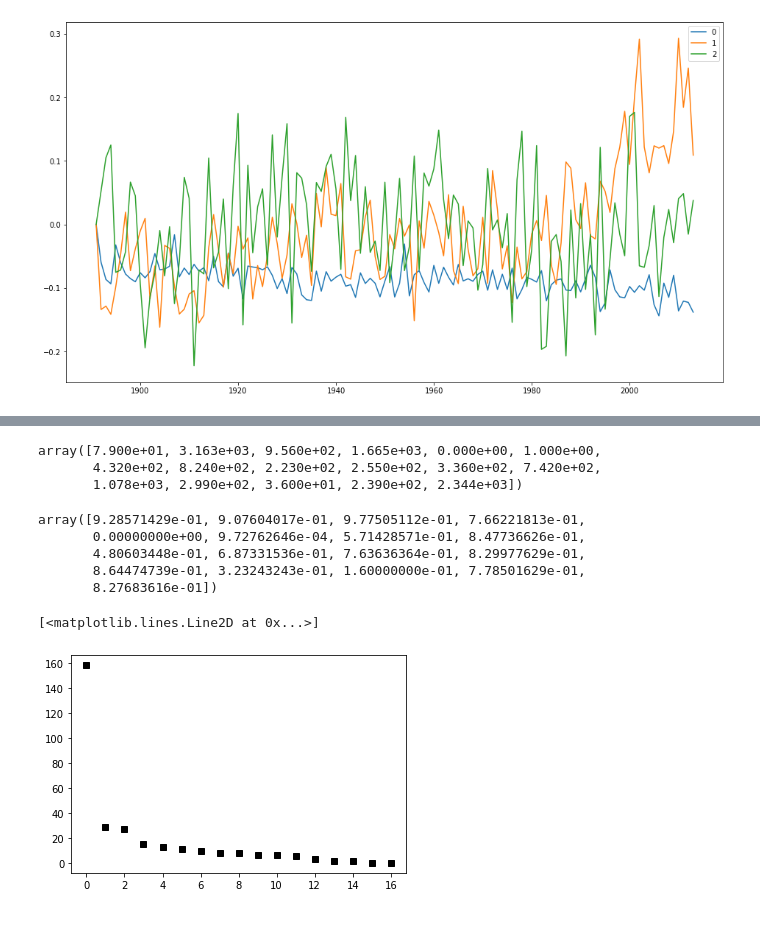
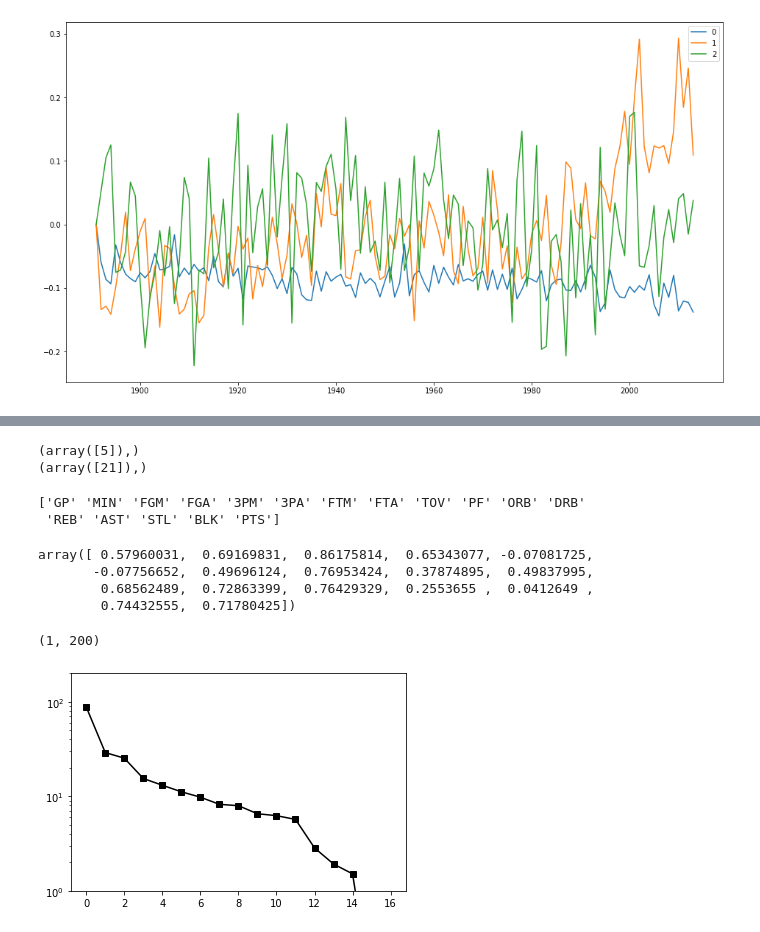
Before and after one commit to bgold-cosmos/mm2022, a Jupyter notebook: Week4a.ipynb, the cells around one changed output, grey strips where cells are left out. Drawn from its saved outputs; the diff is of its cells as text; code cells hidden in the pictures.

```diff
--- a/Week4a.ipynb
+++ b/Week4a.ipynb
@@ -108,29 +110,36 @@ Index(['League', 'Season', 'Stage', 'Player', 'Team', 'GP', 'MIN', 'FGM',
 # %%
 matrix = data.loc[:,'GP':'PTS'].to_numpy()
+print( np.where(data.columns == 'GP') )
+print( np.where(data.columns == 'PTS') )
+# %% [output]
+(array([5]),)
+(array([21]),)
-# %%
-matrix[0]
-# %% [output]
-array([7.900e+01, 3.163e+03, 9.560e+02, 1.665e+03, 0.000e+00, 1.000e+00,
-       4.320e+02, 8.240e+02, 2.230e+02, 2.550e+02, 3.360e+02, 7.420e+02,
-       1.078e+03, 2.990e+02, 3.600e+01, 2.390e+02, 2.344e+03])
+# %%
+labels = data.columns[5:22].to_numpy()
+print(labels)
+# %% [output]
+['GP' 'MIN' 'FGM' 'FGA' '3PM' '3PA' 'FTM' 'FTA' 'TOV' 'PF' 'ORB' 'DRB'
+ 'REB' 'AST' 'STL' 'BLK' 'PTS']
 # %%
 nmat = np.zeros(np.shape(matrix))
 for i in range(np.shape(matrix)[1]):
     col = matrix[:,i]
     col -= np.min(col)
     col /= np.max(col)
+    col -= np.mean(col)
     nmat[:,i] = col
 nmat[0]
 # %% [output]
-array([9.28571429e-01, 9.07604017e-01, 9.77505112e-01, 7.66221813e-01,
-       0.00000000e+00, 9.72762646e-04, 5.71428571e-01, 8.47736626e-01,
-       4.80603448e-01, 6.87331536e-01, 7.63636364e-01, 8.29977629e-01,
-       8.64474739e-01, 3.23243243e-01, 1.60000000e-01, 7.78501629e-01,
-       8.27683616e-01])
+array([ 0.57960031,  0.69169831,  0.86175814,  0.65343077, -0.07081725,
+       -0.07756652,  0.49696124,  0.76953424,  0.37874895,  0.49837995,
+        0.68562489,  0.72863399,  0.76429329,  0.2553655 ,  0.0412649 ,
+        0.74432555,  0.71780425])
-# %%
-u,s,vt = np.linalg.svd(nmat, full_matrices=False)
-pp.plot(s, 'ks')
-# %% [output]
-[<matplotlib.lines.Line2D at 0x...>]
-[figure, removed]
+# %%
+u,s,vt = np.linalg.svd(nmat, full_matrices=False)
+pp.plot(s, 'ks-')
+pp.yscale("log")
+pp.ylim([1,200])
+# %% [output]
+(1, 200)
+[figure, added]
 # %%
```
Also changed, not shown: parts of 5 cells of this notebook.
